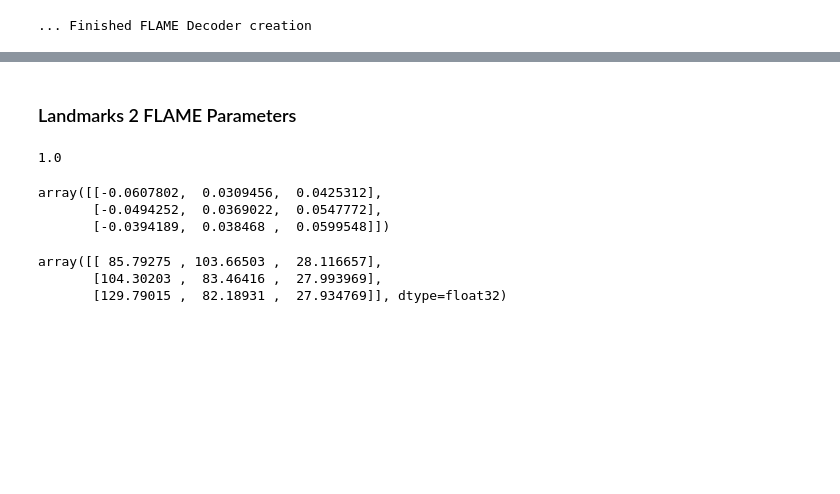
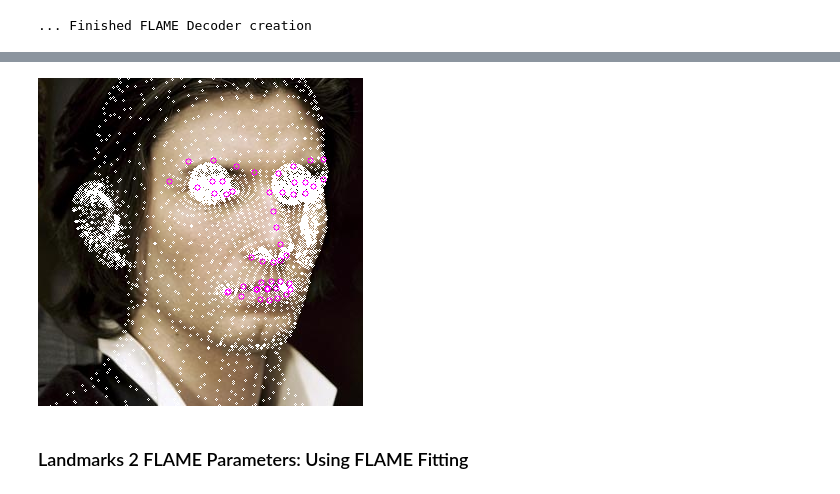
Before and after one commit to david1309/SynergyNet_bonseyes, a Jupyter notebook: scratchpad.ipynb, the cells around one changed output, grey strips where cells are left out. Saved outputs shown, nothing was run; the diff lists cells and outputs as text; code cells hidden in the pictures; blank space fills up the shorter version.

```diff
--- a/scratchpad.ipynb
+++ b/scratchpad.ipynb
@@ -118,19 +171,21 @@ Image.fromarray(img_plot)
+# %%
+# Plot
+img_plot = img_arr.copy()
+img_vertices = vertices_proj.copy()
+
+step = 1
+for coord in img_vertices[::step, :]:
+    img_plot = cv2.circle(img_plot, (int(coord[0]), int(coord[1])), radius=1, color=(255,255,255))
+
+img_vertices = lms_proj.copy()
+
+step = 1
+for coord in img_vertices[::step, :]:
+    img_plot = cv2.circle(img_plot, (int(coord[0]), int(coord[1])), radius=3, color=(255,0,255))
+
+# img_plot = cv2.cvtColor(img_plot, cv2.COLOR_RGB2BGR)
+Image.fromarray(img_plot)
+# %% [output]
+[figure, added]
 # %% [markdown]
-### Landmarks 2 FLAME Parameters
+### Landmarks 2 FLAME Parameters: Using FLAME Fitting
-# %%
-from flame_utils.flame_fitting_bonseyes.fitting.util import get_unit_factor
-unit = 'm' # measurement unit of landmarks ['m', 'cm', 'mm']
-scale_factor = get_unit_factor('m') / get_unit_factor(unit)
-scale_factor
-# %% [output]
-1.0
-# %%
-lms_sample[:3]
-lms[:3]
-# %% [output]
-array([[-0.0607802,  0.0309456,  0.0425312],
-       [-0.0494252,  0.0369022,  0.0547772],
-       [-0.0394189,  0.038468 ,  0.0599548]])
-array([[ 85.79275 , 103.66503 ,  28.116657],
-       [104.30203 ,  83.46416 ,  27.993969],
-       [129.79015 ,  82.18931 ,  27.934769]], dtype=float32)
```
Also changed, not shown: parts of 21 cells of this notebook.
